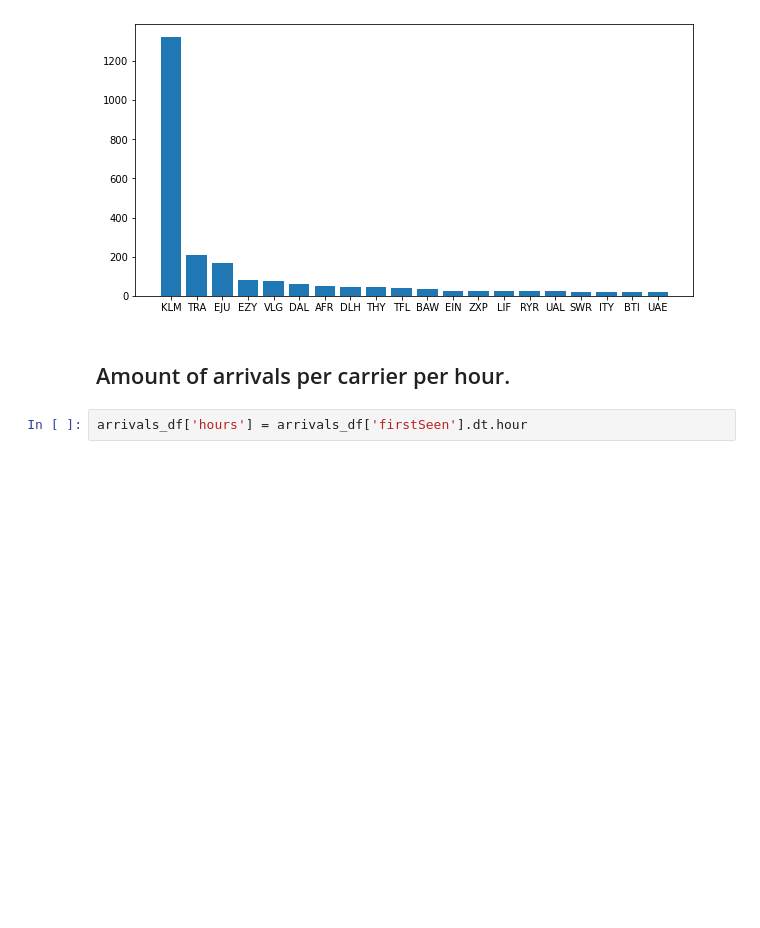
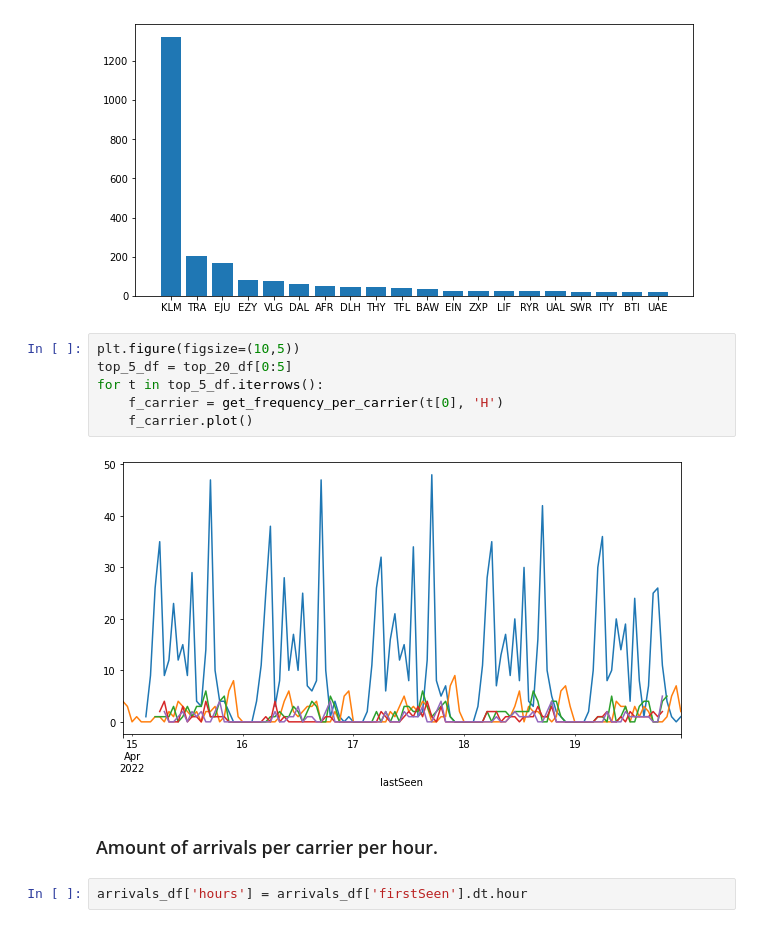
Before and after one commit to ivanthung/schiphol, a Jupyter notebook: Schiphol_analysis.ipynb, the cells around one changed output. Saved outputs shown, nothing was run; the diff lists cells and outputs as text; blank space fills up the shorter version.

```diff
--- a/Schiphol_analysis.ipynb
+++ b/Schiphol_analysis.ipynb
@@ -105,8 +92,16 @@ plt.figure(figsize=(10,5))
 plt.bar(top_20_df.index, top_20_df['icao24'], data=top_20_df);
 # %% [output]
 [figure]
+# %%
+plt.figure(figsize=(10,5))
+top_5_df = top_20_df[0:5]
+for t in top_5_df.iterrows():
+    f_carrier = get_frequency_per_carrier(t[0], 'H')
+    f_carrier.plot()
+# %% [output]
+[figure, added]
 # %% [markdown]
-## Amount of arrivals per carrier per hour.
+### Amount of arrivals per carrier per hour.
 # %%
 arrivals_df['hours'] = arrivals_df['firstSeen'].dt.hour
 # %%
```
Also changed, not shown: parts of 6 cells of this notebook.
